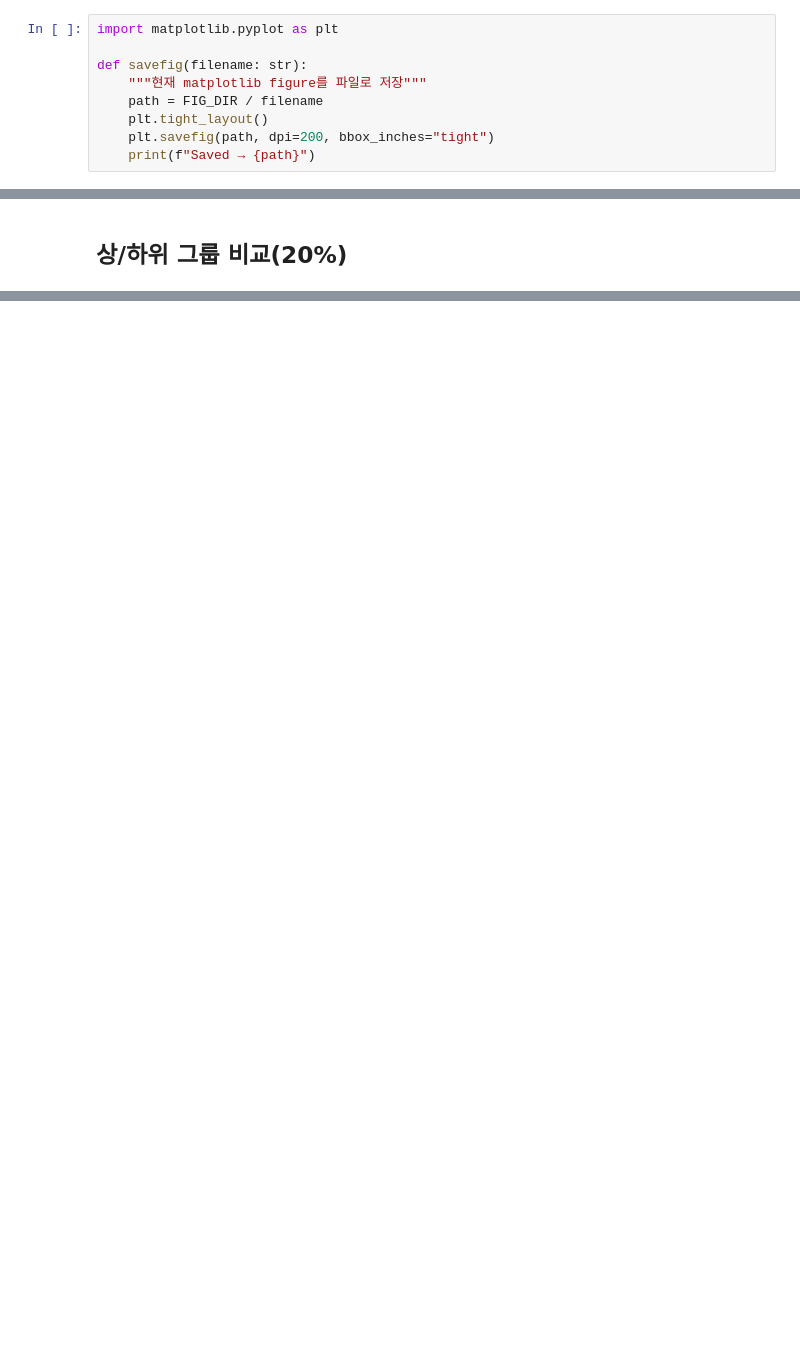
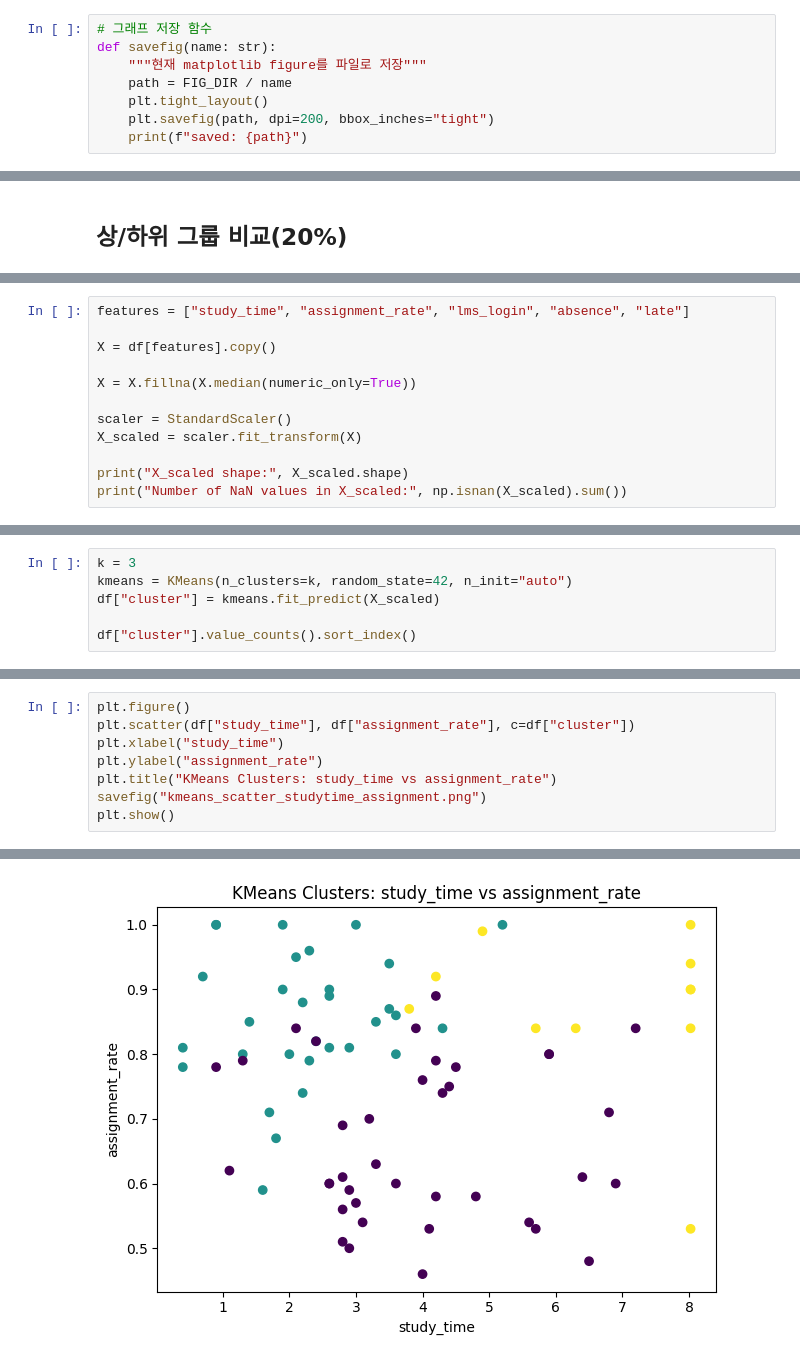
Before and after one commit to JunBeul/edutech-risk-prediction, a Jupyter notebook: notebook/01_eda.ipynb, the cells around one changed output, grey strips where cells are left out. Saved outputs shown, nothing was run; the diff lists cells and outputs as text; blank space fills up the shorter version.

Commit message:
feat: add KMeans clustering with exported figures and summary tables

```diff
--- a/notebook/01_eda.ipynb
+++ b/notebook/01_eda.ipynb
@@ -62,12 +72,11 @@ Figure directory: D:\workSpace\edutech-learning-analysis\reports\figures
 # %%
-import matplotlib.pyplot as plt
-
-def savefig(filename: str):
+# 그래프 저장 함수
+def savefig(name: str):
     """현재 matplotlib figure를 파일로 저장"""
-    path = FIG_DIR / filename
+    path = FIG_DIR / name
     plt.tight_layout()
     plt.savefig(path, dpi=200, bbox_inches="tight")
-    print(f"Saved → {path}")
+    print(f"saved: {path}")
 # %% [markdown]
 # 학습 유형 탐색적 분석
 # %% [markdown]
@@ -229,0 +243,12 @@ dtype: float64
+# %%
+features = ["study_time", "assignment_rate", "lms_login", "absence", "late"]
+
+X = df[features].copy()
+
+X = X.fillna(X.median(numeric_only=True))
+
+scaler = StandardScaler()
+X_scaled = scaler.fit_transform(X)
+
+print("X_scaled shape:", X_scaled.shape)
+print("Number of NaN values in X_scaled:", np.isnan(X_scaled).sum())
@@ -229,0 +260,6 @@ dtype: float64
+# %%
+k = 3
+kmeans = KMeans(n_clusters=k, random_state=42, n_init="auto")
+df["cluster"] = kmeans.fit_predict(X_scaled)
+
+df["cluster"].value_counts().sort_index()
@@ -229,0 +291,9 @@ dtype: float64
+# %%
+plt.figure()
+plt.scatter(df["study_time"], df["assignment_rate"], c=df["cluster"])
+plt.xlabel("study_time")
+plt.ylabel("assignment_rate")
+plt.title("KMeans Clusters: study_time vs assignment_rate")
+savefig("kmeans_scatter_studytime_assignment.png")
+plt.show()
+# %% [output]
@@ -229,0 +301 @@ dtype: float64
+[figure, added]
```
Also changed, not shown: parts of 23 cells of this notebook, 4 other files.
